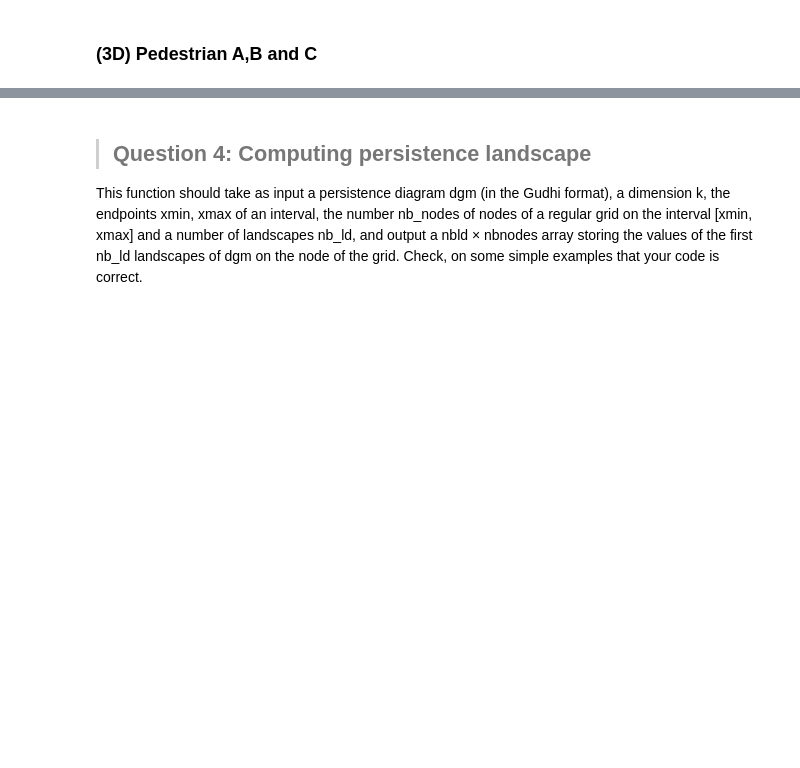
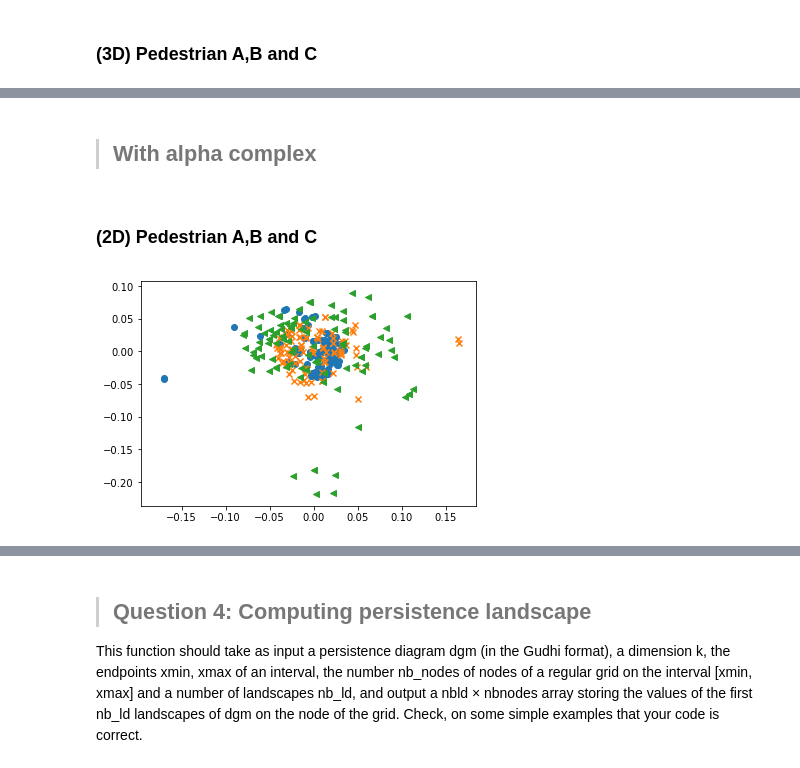
Before and after one commit to melisandeteng/PersistentHomology, a Jupyter notebook: dataSmartphoneProject.ipynb, the cells around one changed output, grey strips where cells are left out. Drawn from its saved outputs; the diff is of its cells as text; code cells hidden in the pictures; blank space fills up the shorter version.

Commit message:
with alpha complex filtration

```diff
--- a/dataSmartphoneProject.ipynb
+++ b/dataSmartphoneProject.ipynb
@@ -80,0 +108,9 @@ diagC_1=build_1_persistent_diag(data_C)
+# %%
+def build_alphaComplex_diag(dataset,maxAlphaSquare=100.0):
+    persist=[]
+    for i in range(len(dataset)):
+        alpha_complex = gudhi.AlphaComplex(points=dataset[i])
+        simplex_tree = alpha_complex.create_simplex_tree(max_alpha_square=maxAlphaSquare)
+        diag = simplex_tree.persistence()
+        persist.append(diag)
+    return persist
@@ -81,3 +119,7 @@ diagC_1=build_1_persistent_diag(data_C)
+# %%
+diagA_alpha=build_alphaComplex_diag(data_A)
+diagB_alpha=build_alphaComplex_diag(data_B)
+diagC_alpha=build_alphaComplex_diag(data_C)
 # %% [markdown]
 > # Question 3: Matrices of pairwise bottleneck distances between diagrams and use a dimensionality reduction algorithm to visualize them in 2D and 3D (e.g. Multidimensional Scaling).
 # %% [markdown]
@@ -301,3 +299,7 @@ print(max_d_C_1)
+# %%
+diagA_alpha_pairs=[buildPair(diag) for diag in diagA_alpha]
+diagB_alpha_pairs=[buildPair(diag) for diag in diagB_alpha]
+diagC_alpha_pairs=[buildPair(diag) for diag in diagC_alpha]
 # %% [markdown]
 ## The function below compute the bootleneck distance between two persistent diagrams
 # %%
@@ -326,3 +330,7 @@ matrix_bottleneck_distance_C_1=computeMatrixBottleneckDistance(diagC_1_pairs)
+# %%
+matrix_bottleneck_distance_A_alpha=computeMatrixBottleneckDistance(diagA_alpha_pairs)
+matrix_bottleneck_distance_B_alpha=computeMatrixBottleneckDistance(diagB_alpha_pairs)
+matrix_bottleneck_distance_C_alpha=computeMatrixBottleneckDistance(diagC_alpha_pairs)
 # %% [markdown]
 > ## With 0-persistent homology
 # %% [markdown]
@@ -429,0 +438,24 @@ plt.show()
+# %% [markdown]
+> ## With alpha complex
+# %% [markdown]
+### (2D) Pedestrian A,B and C
+# %%
+mds2 = manifold.MDS(n_components=2, max_iter=3000, eps=1e-9,
+                   dissimilarity="precomputed", n_jobs=1)
+posA = mds2.fit(matrix_bottleneck_distance_A_alpha).embedding_
+posB = mds2.fit(matrix_bottleneck_distance_B_alpha).embedding_
+posC = mds2.fit(matrix_bottleneck_distance_C_alpha).embedding_
+
+plt.subplots_adjust(bottom = 0.1)
+plt.scatter(
+    posA[:, 0], posA[:, 1], marker = 'o'
+    )
+plt.scatter(
+    posB[:, 0], posB[:, 1], marker = 'x'
+    )
+plt.scatter(
+    posC[:, 0], posC[:, 1], marker = '<'
+    )
+plt.show()
+# %% [output]
+[figure, added]
```
Also changed, not shown: parts of 56 cells of this notebook.
